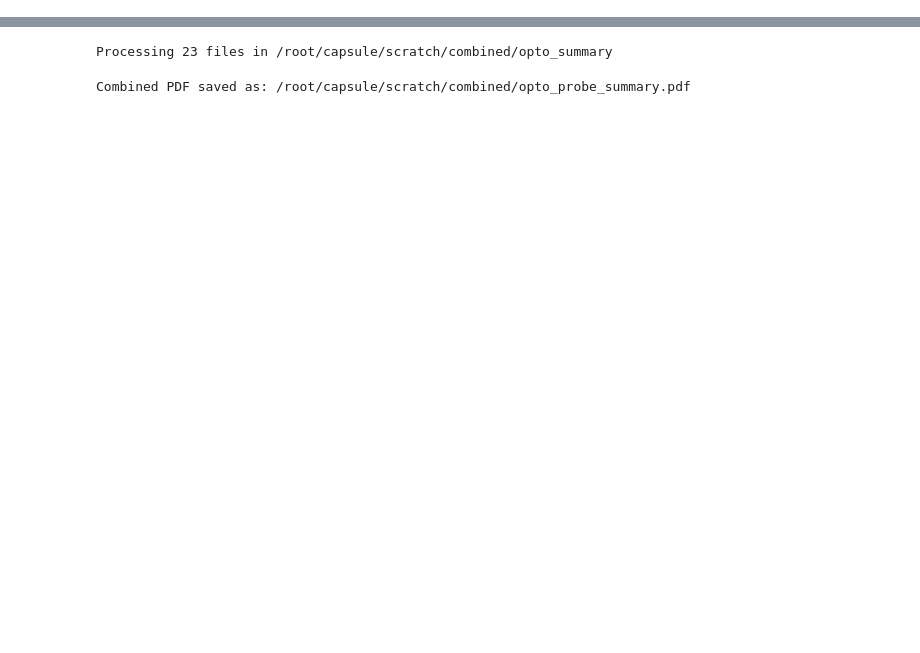
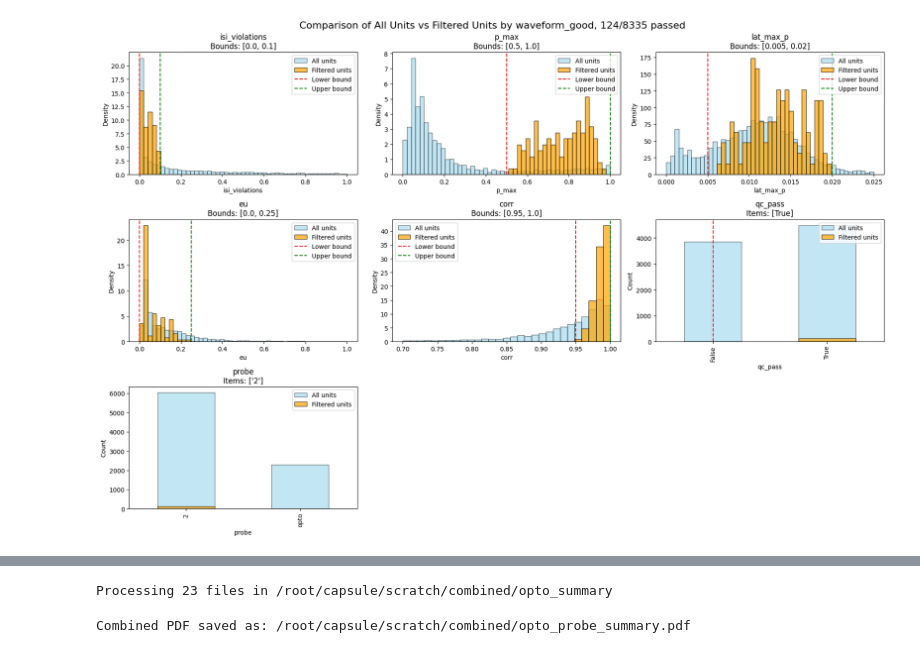
Before and after one commit to AllenNeuralDynamics/aind-beh-ephys-analysis, a Jupyter notebook: code/beh_ephys_analysis/count_neurons.ipynb, the cells around one changed output, grey strips where cells are left out. Cells and saved outputs as stored; diff of their text form; code cells hidden in the pictures; blank space fills up the shorter version.

Commit message:
Update combination criteria

```diff
--- a/code/beh_ephys_analysis/count_neurons.ipynb
+++ b/code/beh_ephys_analysis/count_neurons.ipynb
@@ -44,3 +47,10 @@ import shutil
+# %%
+df = pd.read_csv('/root/capsule/code/data_management/session_assets.csv')
+session_ids = df['session_id'].values
+session_ids = [session for session in session_ids[:-1] if isinstance(session, str)]
+
+exclude = ['ecephys_717120_2024-03-06_12-23-53', 'ecephys_713854_2024-03-08_14-54-25', 'ecephys_713854_2024-03-08_16-20-33']
+session_ids = [session_id for session_id in session_ids if session_id not in exclude]
 # %%
 # loop through all sessions
 # count number of units pass qc and opto qc
@@ -147,0 +228,8 @@ Processing behavior_754897_2025-03-14_11-28-53
+# %%
+# load constraints
+criteria_name = 'waveform_good'
+with open(os.path.join('/root/capsule/scratch/combined/metrics', f'{criteria_name}.json'), 'r') as f:
+    constraints = json.load(f)
+
+# start with a mask of all True
+mask = pd.Series(True, index=combined_tagged_units.index)
@@ -147,0 +269,79 @@ Processing behavior_754897_2025-03-14_11-28-53
+# %%
+valid_constraints = {col: cfg for col, cfg in constraints.items() if col in combined_tagged_units.columns}
+n = len(valid_constraints)
+
+ncols = 3
+nrows = math.ceil(n / ncols)
+
+fig, axes = plt.subplots(nrows=nrows, ncols=ncols, figsize=(ncols * 6, nrows * 4))
+axes = axes.flatten()
+
+for i, (col, cfg) in enumerate(valid_constraints.items()):
+    ax = axes[i]
+    full_data = combined_tagged_units[col].dropna()
+    filtered_data = combined_tagged_units_filtered[col].dropna()
+
+    if "bounds" in cfg:
+        lb, ub = np.array(cfg["bounds"], dtype=float)
+        bins = 50
+
+        match col:
+            case 'isi_violations':
+                bins =  np.linspace(0, 1, 50)
+            case 'eu':
+                bins =  np.linspace(0, 1, 50)
+            case 'corr':
+                bins =  np.linspace(0.7, 1, 30)
+            case 'p_max':
+                bins =  np.linspace(0, 1, 50)
+            case 'lat_max_p':
+                bins =  np.linspace(0, 0.025, 50)
+        ax.hist(full_data, bins=bins, color='skyblue', edgecolor='black', alpha=0.5, label='All units', density=True)
+        ax.hist(filtered_data, bins=bins, color='orange', edgecolor='black', alpha=0.7, label='Filtered units', density=True)
+
+        ax.set_title(f'{col}\nBounds: [{lb}, {ub}]')
+        ax.set_xlabel(col)
+        ax.set_ylabel('Density')
+
+        if not np.isnan(lb):
+            ax.axvline(lb, color='red', linestyle='--', label='Lower bound')
+        if not np.isnan(ub):
+            ax.axvline(ub, color='green', linestyle='--', label='Upper bound')
+        ax.legend()
+
+    elif "items" in cfg:
+        full_counts = combined_tagged_units[col].dropna().astype(str).value_counts()
+        filtered_counts = combined_tagged_units_filtered[col].dropna().astype(str).value_counts()
+
+        # Get all unique category labels from both datasets
+        all_idx = full_counts.index.union(filtered_counts.index)
+
+        # Reindex both with all categories, fill missing with 0
+        full_counts = full_counts.reindex(all_idx, fill_value=0)
+        filtered_counts = filtered_counts.reindex(all_idx, fill_value=0)
+
+        # Plot
+        full_counts.plot(kind='bar', ax=ax, color='skyblue', alpha=0.5, edgecolor='black', label='All units')
+        filtered_counts.plot(kind='bar', ax=ax, color='orange', alpha=0.7, edgecolor='black', label='Filtered units')
+
+
+
+        for item in cfg["items"]:
+            if str(item) in counts.index:
+                ax.axvline(x=str(item), color='red', linestyle='--')
+
+        ax.set_title(f'{col}\nItems: {cfg["items"]}')
+        ax.set_xlabel(col)
+        ax.set_ylabel('Count')
+        ax.legend()
+
+# Remove unused subplots
+for j in range(i + 1, len(axes)):
+    fig.delaxes(axes[j])
+
+plt.suptitle(f'Comparison of All Units vs Filtered Units by {criteria_name}, {len(combined_tagged_units_filtered)}/{len(combined_tagged_units)} passed', fontsize=16)
+
+plt.tight_layout()
+plt.show()
+# %% [output]
+[figure, added]
```
Also changed, not shown: parts of 23 cells of this notebook, 16 other files.
